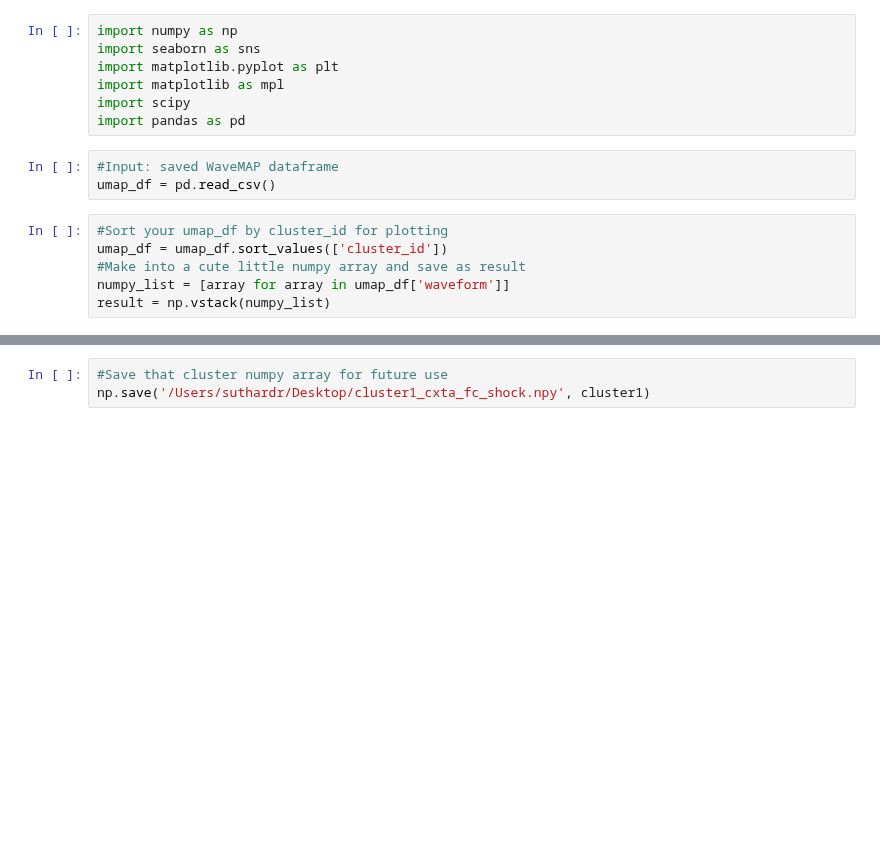
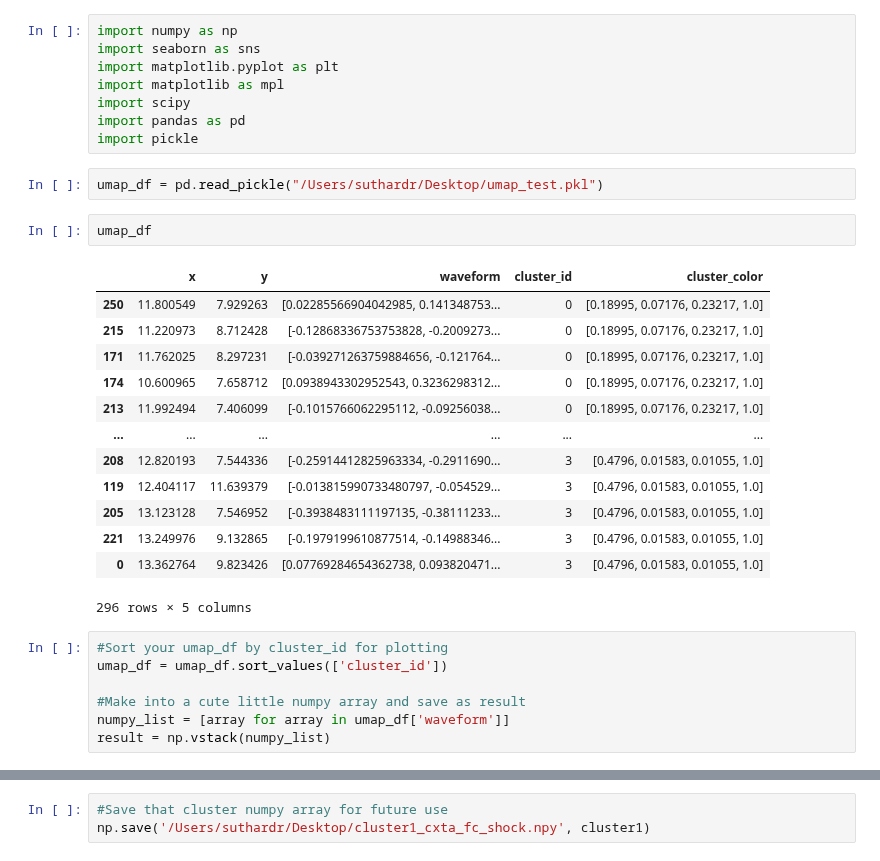
Before and after one commit to rsenne/dCA1_Paper, a Jupyter notebook: WaveMAP_output_functions.ipynb, the cells around one changed output, grey strips where cells are left out. Drawn from its saved outputs; the diff is of its cells as text; blank space fills up the shorter version.

Commit message:
Rebecca updated WaveMAP functions
Inputs umap_df as a pickle and allows you to work with the data

```diff
--- a/WaveMAP_output_functions.ipynb
+++ b/WaveMAP_output_functions.ipynb
@@ -5,12 +5,29 @@ import matplotlib.pyplot as plt
 import matplotlib as mpl
 import scipy
 import pandas as pd
+import pickle
-# %%
-#Input: saved WaveMAP dataframe
-umap_df = pd.read_csv()
+# %%
+umap_df = pd.read_pickle("/Users/suthardr/Desktop/umap_test.pkl")
+# %%
+umap_df
+# %% [output]
+|  | x | y | waveform | cluster_id | cluster_color |
+| 250 | 11.800549 | 7.929263 | [0.02285566904042985, 0.141348753... | 0 | [0.18995, 0.07176, 0.23217, 1.0] |
+| 215 | 11.220973 | 8.712428 | [-0.12868336753753828, -0.2009273... | 0 | [0.18995, 0.07176, 0.23217, 1.0] |
+| 171 | 11.762025 | 8.297231 | [-0.039271263759884656, -0.121764... | 0 | [0.18995, 0.07176, 0.23217, 1.0] |
+| 174 | 10.600965 | 7.658712 | [0.0938943302952543, 0.3236298312... | 0 | [0.18995, 0.07176, 0.23217, 1.0] |
+| 213 | 11.992494 | 7.406099 | [-0.1015766062295112, -0.09256038... | 0 | [0.18995, 0.07176, 0.23217, 1.0] |
+| ... | ... | ... | ... | ... | ... |
+| 208 | 12.820193 | 7.544336 | [-0.25914412825963334, -0.2911690... | 3 | [0.4796, 0.01583, 0.01055, 1.0] |
+| 119 | 12.404117 | 11.639379 | [-0.013815990733480797, -0.054529... | 3 | [0.4796, 0.01583, 0.01055, 1.0] |
+| 205 | 13.123128 | 7.546952 | [-0.3938483111197135, -0.38111233... | 3 | [0.4796, 0.01583, 0.01055, 1.0] |
+| 221 | 13.249976 | 9.132865 | [-0.1979199610877514, -0.14988346... | 3 | [0.4796, 0.01583, 0.01055, 1.0] |
+| 0 | 13.362764 | 9.823426 | [0.07769284654362738, 0.093820471... | 3 | [0.4796, 0.01583, 0.01055, 1.0] |
+296 rows × 5 columns
 # %%
 #Sort your umap_df by cluster_id for plotting
 umap_df = umap_df.sort_values(['cluster_id'])
+
 #Make into a cute little numpy array and save as result
 numpy_list = [array for array in umap_df['waveform']]
 result = np.vstack(numpy_list)
```
Also changed, not shown: parts of 5 cells of this notebook.
